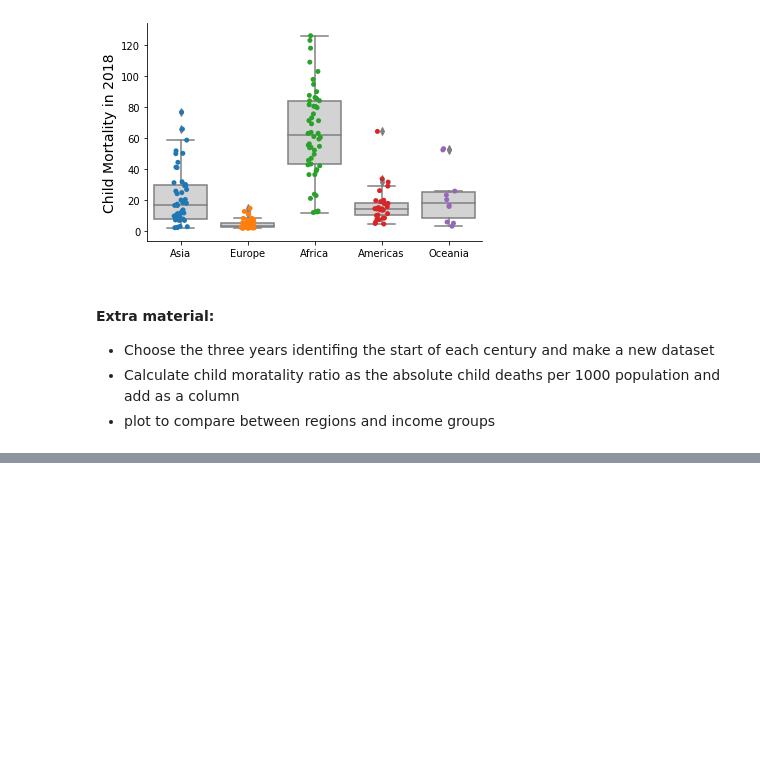
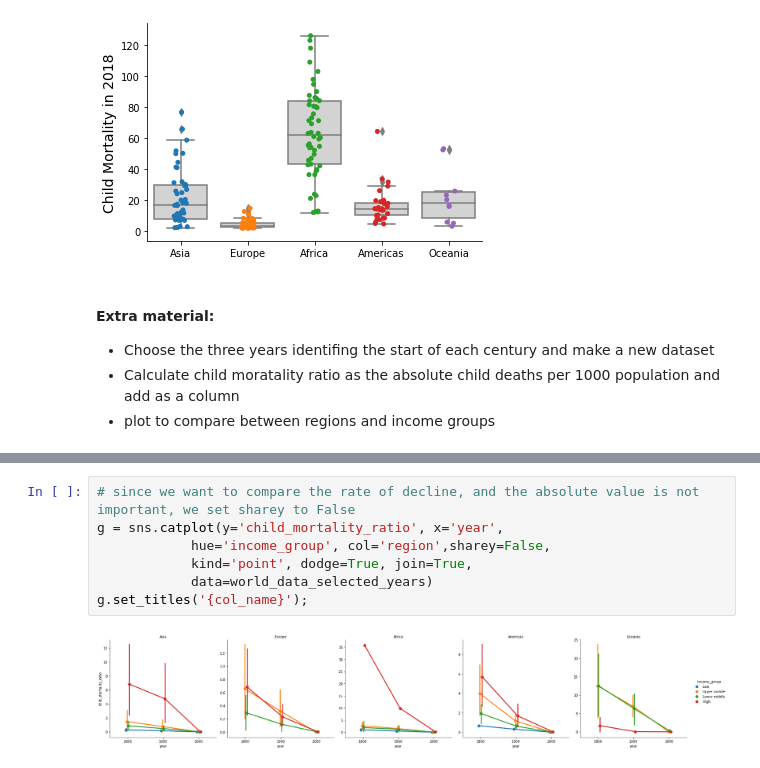
Before and after one commit to BME1478H/BME1478material, a Jupyter notebook: Lectures/week09/challenge_solutions.ipynb, the cells around one changed output, grey strips where cells are left out. Cells and saved outputs as stored; diff of their text form; blank space fills up the shorter version.

```diff
--- a/Lectures/week09/challenge_solutions.ipynb
+++ b/Lectures/week09/challenge_solutions.ipynb
@@ -118,3 +118,12 @@ world_data_selected_years.head()
 | 2 | 200 | Afghanistan | 2000 | 20100000 | Asia | Southern Asia | Low | 51.6 | 972 | ... |
 | 3 | 219 | Albania | 1800 | 410000 | Europe | Southern Europe | Upper middle | 35.4 | 667 | ... |
 | 4 | 319 | Albania | 1900 | 820000 | Europe | Southern Europe | Upper middle | 35.5 | 1160 | ... |
+# %%
+# since we want to compare the rate of decline, and the absolute value is not important, we set sharey to False
+g = sns.catplot(y='child_mortality_ratio', x='year',
+            hue='income_group', col='region',sharey=False,
+            kind='point', dodge=True, join=True,
+            data=world_data_selected_years)
+g.set_titles('{col_name}');
+# %% [output]
+[figure, added]
```
Also changed, not shown: parts of 5 cells of this notebook.
